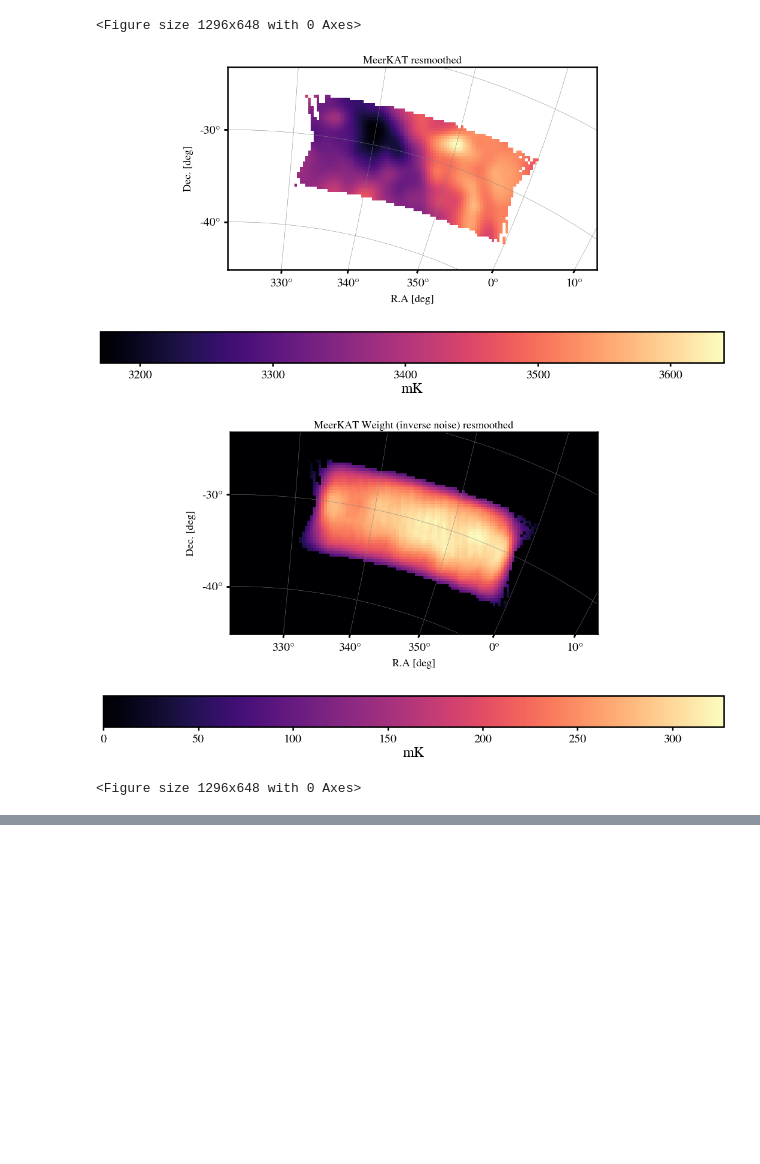
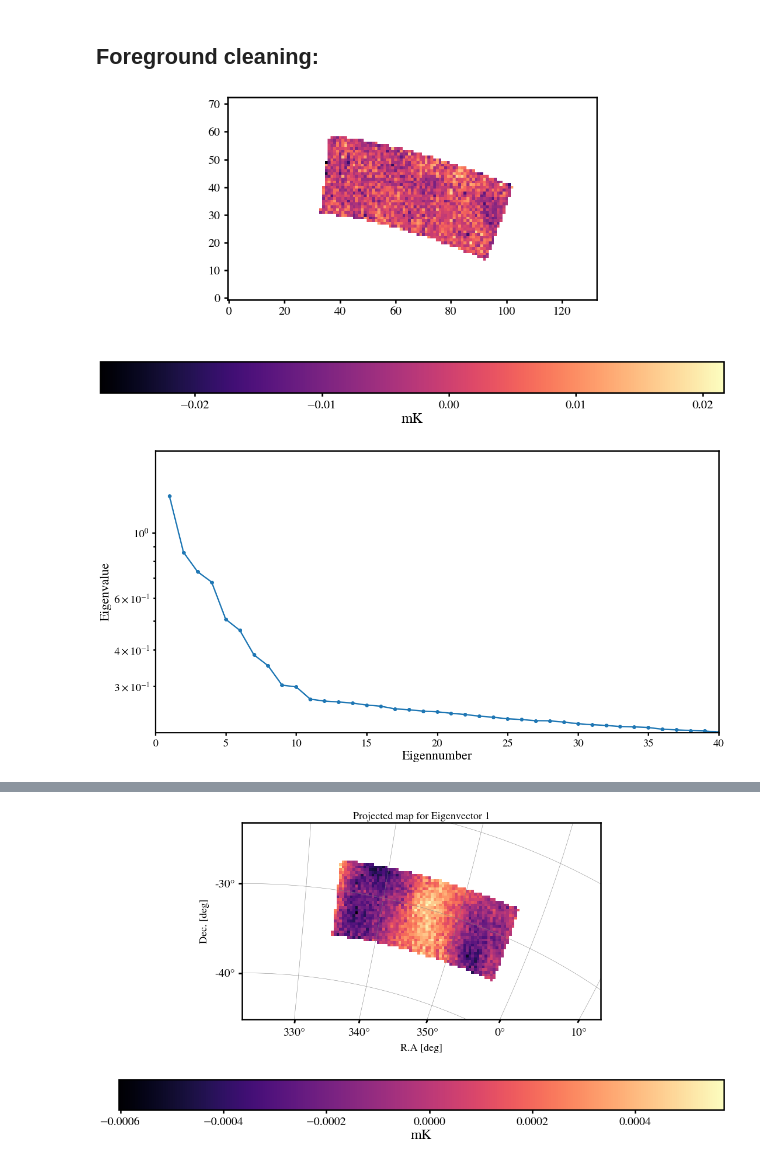
Before and after one commit to meerklass/meerpower, a Jupyter notebook: 2021Lband/gama/gama_stacking.ipynb, the cells around one changed output, grey strips where cells are left out. Drawn from its saved outputs; the diff is of its cells as text; code cells hidden in the pictures; blank space fills up the shorter version.

```diff
--- a/2021Lband/gama/gama_stacking.ipynb
+++ b/2021Lband/gama/gama_stacking.ipynb
@@ -70,12 +97,74 @@ plt.show()
 # %%
-if gamma is not None:
+if gamma is not None and doMultiMapClean==False: # not doing this for multi-map cleaning yet
+    MKmap_unsmooth,w_HI_unsmooth = np.copy(MKmap),np.copy(w_HI)
     MKmap,w_HI = telescope.weighted_reconvolve(MKmap,w_HI,W_HI,ra,dec,nu,D_dish,gamma=gamma)
     plot.Map(MKmap,W=W_HI,map_ra=ra,map_dec=dec,wproj=wproj,title='MeerKAT resmoothed',ZeroCentre=False)
     plot.Map(w_HI,map_ra=ra,map_dec=dec,wproj=wproj,title='MeerKAT Weight (inverse noise) resmoothed')
-plt.figure()
-#exit()
+    plt.show()
-# %% [output]
-<Figure size 1296x648 with 0 Axes>
-[figure, removed]
-[figure, removed]
-<Figure size 1296x648 with 0 Axes>
+# %% [markdown]
+## Foreground cleaning:
+# %%
+import foreground
+if doMultiMapClean==False:
+    N_fg = 10
+    MKmap_clean = foreground.PCAclean(MKmap,N_fg=N_fg,W=W_HI,w=w_HI)
+
+if doMultiMapClean==True:
+    eignumb_cut = 40 # highest eigenvalue to show
+    for t in range(len(scan_indx)):
+        if t==27:
+            print(t,len(scan_indx))
+            MKmap,W_HI,counts_HI = np.load('/idia/projects/hi_im/meerpower/2021Lband/multimapclean/savedmaps/dish0-63_scan%s.npy'%scan_indx[t])
+            C,eignumb,eigenval,V = foreground.PCAclean(MKmap,N_fg=1,W=W_HI,w=None,returnAnalysis=True)
+
+            plt.plot(eignumb,eigenval,'-o')
+
+            plt.yscale('log')
+            plt.ylim(bottom=eigenval[eignumb_cut])
+            plt.xlim(left=0,right=eignumb_cut)
+            plt.xlabel('Eigennumber')
+            plt.ylabel('Eigenvalue')
+            plt.show()
+
+            plot.Eigenmodes(nu,V)
+            plot.FrequencyCovariance(C,nu)
+            plot.ProjectedEigenmodeMaps(MKmap,W_HI,V,ra,dec,wproj)
+    plt.show()
+
+    MKmap_weightedave = np.zeros(np.shape(MKmap))
+    counts_tot = np.zeros(np.shape(MKmap))
+    N_fg = 10
+    for t in range(len(scan_indx)):
+        if t==0 or t==16 or t==20 or t==24 or t==25 or t==26: continue
+        #MKmap,W_HI,counts_HI = np.load('/idia/projects/hi_im/meerpower/2021Lband/multimapclean/savedmaps/dish0-63_scan%s.npy'%scan_indx[t])
+        MKmap,W_HI,counts_HI = np.load('/idia/projects/hi_im/meerpower/2021Lband/multimapclean/savedmaps/selfcal_dish0-63_scan%s.npy'%scan_indx[t])
+        MKmap_clean = foreground.PCAclean(MKmap,N_fg=N_fg,W=W_HI,w=None)
+        MKmap_weightedave += MKmap_clean*counts_HI
+        counts_tot += counts_HI
+
+    MKmap_weightedave[counts_tot!=0] /= counts_tot[counts_tot!=0]
+    W_HI = np.ones(np.shape(counts_tot))
+    W_HI[counts_tot==0] = 0
+    plot.Map(MKmap_weightedave,W=W_HI)
+    plt.show()
+
+    C,eignumb,eigenval,V = foreground.PCAclean(MKmap_weightedave,N_fg=1,W=W_HI,w=None,returnAnalysis=True)
+    plot.EigenSpectrum(eignumb,eigenval)
+    plot.Eigenmodes(nu,V)
+    plot.FrequencyCovariance(C,nu)
+    plot.ProjectedEigenmodeMaps(MKmap_weightedave,W_HI,V,ra,dec,wproj)
+    plt.show()
+
+    #'''
+    ### See what additional cleaning on recombined map does:
+    N_fg = 10
+    MKmap_clean = foreground.PCAclean(MKmap_weightedave,N_fg=N_fg,W=W_HI,w=None)
+    plot.Map(MKmap_clean,W=W_HI)
+    C,eignumb,eigenval,V = foreground.PCAclean(MKmap_clean,N_fg=1,W=W_HI,w=None,returnAnalysis=True)
+    plot.FrequencyCovariance(C,nu)
+    plt.show()
+    #'''
+    MKmap_clean = np.copy(MKmap_weightedave)
+# %% [output]
+[figure, added]
+[figure, added]
@@ -81,0 +173 @@ plt.figure()
+[figure, added]
```
Also changed, not shown: parts of 12 cells of this notebook.
